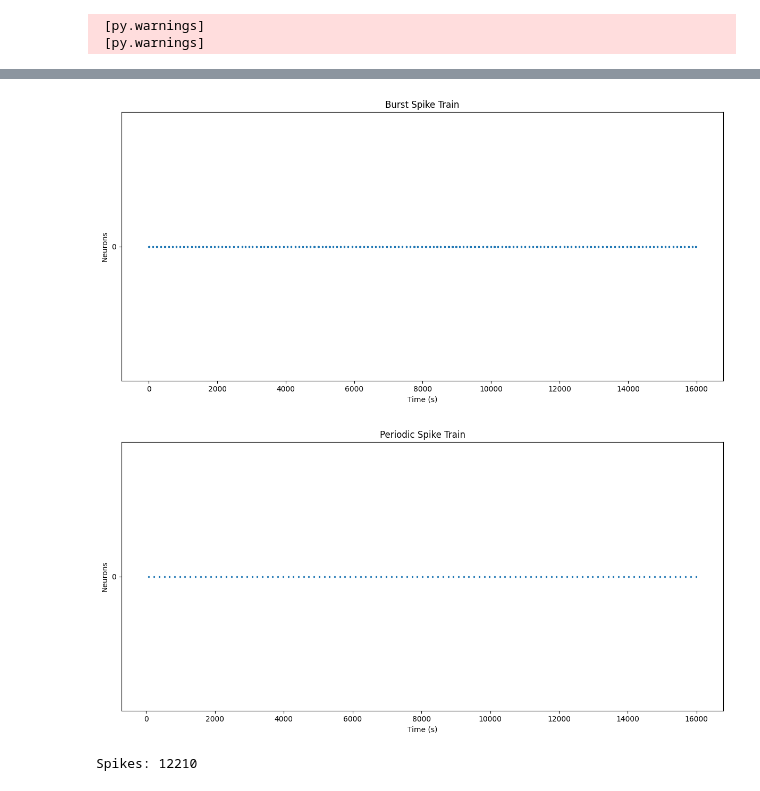
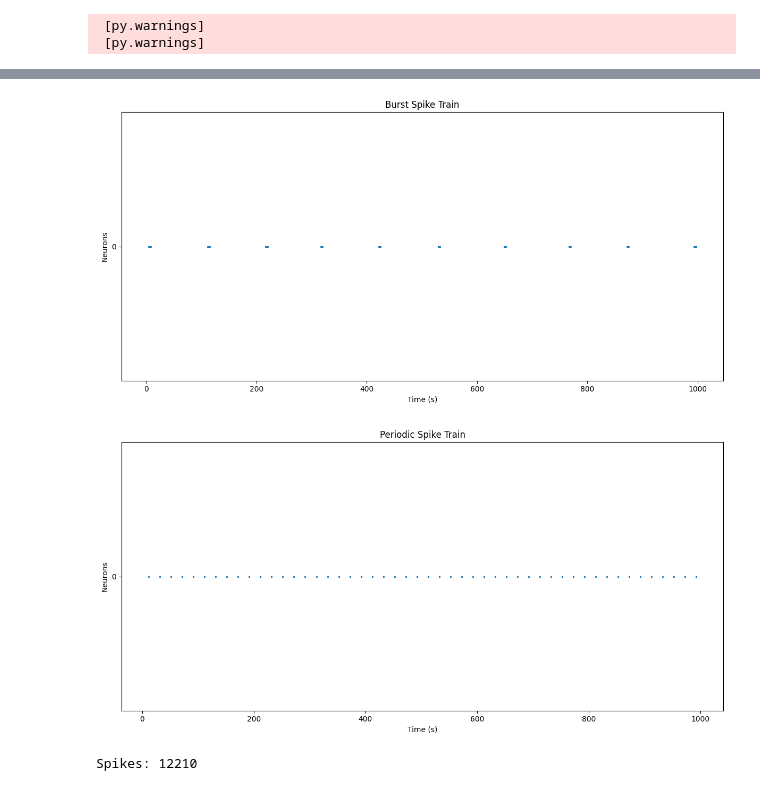
Before and after one commit to Artori-kun/SNN-Entropy, a Jupyter notebook: LIF-audio.ipynb, the cells around one changed output, grey strips where cells are left out. Saved outputs shown, nothing was run; the diff lists cells and outputs as text; code cells hidden in the pictures.

```diff
--- a/LIF-audio.ipynb
+++ b/LIF-audio.ipynb
@@ -46,27 +58,27 @@ generator.plot_spike_train(
 # %%
 burst_spike_train = generator.generate_burst_spike(
     n_neurons=1,
-    duration=16
+    duration=1
 )
 
 generator.plot_spike_train(
     spike_train=burst_spike_train,
     title="Burst Spike Train"
 )
 # %% [output]
-[figure, old version]
+[figure, new version]
 # %%
 periodic_spike_train = generator.generate_periodic_spikes(
     n_neurons=1,
-    intervals=[150],
-    duration=16)
+    intervals=[20],
+    duration=1)
 
 generator.plot_spike_train(
     spike_train=periodic_spike_train,
     title="Periodic Spike Train"
 )
 # %% [output]
-[figure, old version]
+[figure, new version]
 # %%
 from snn.snn import SpikingNeuralNetwork
 # %%
```
Also changed, not shown: parts of 3 cells of this notebook, 2 other files.
